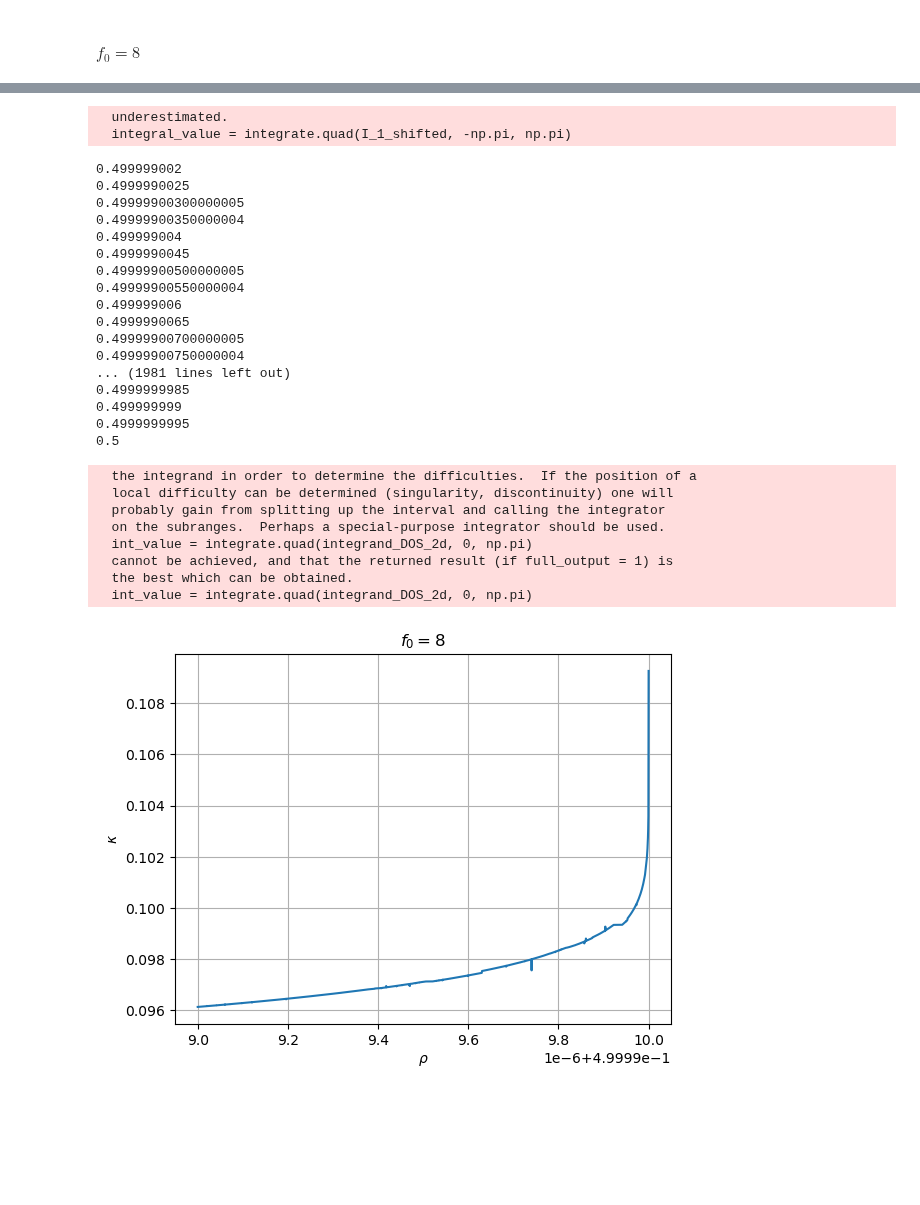
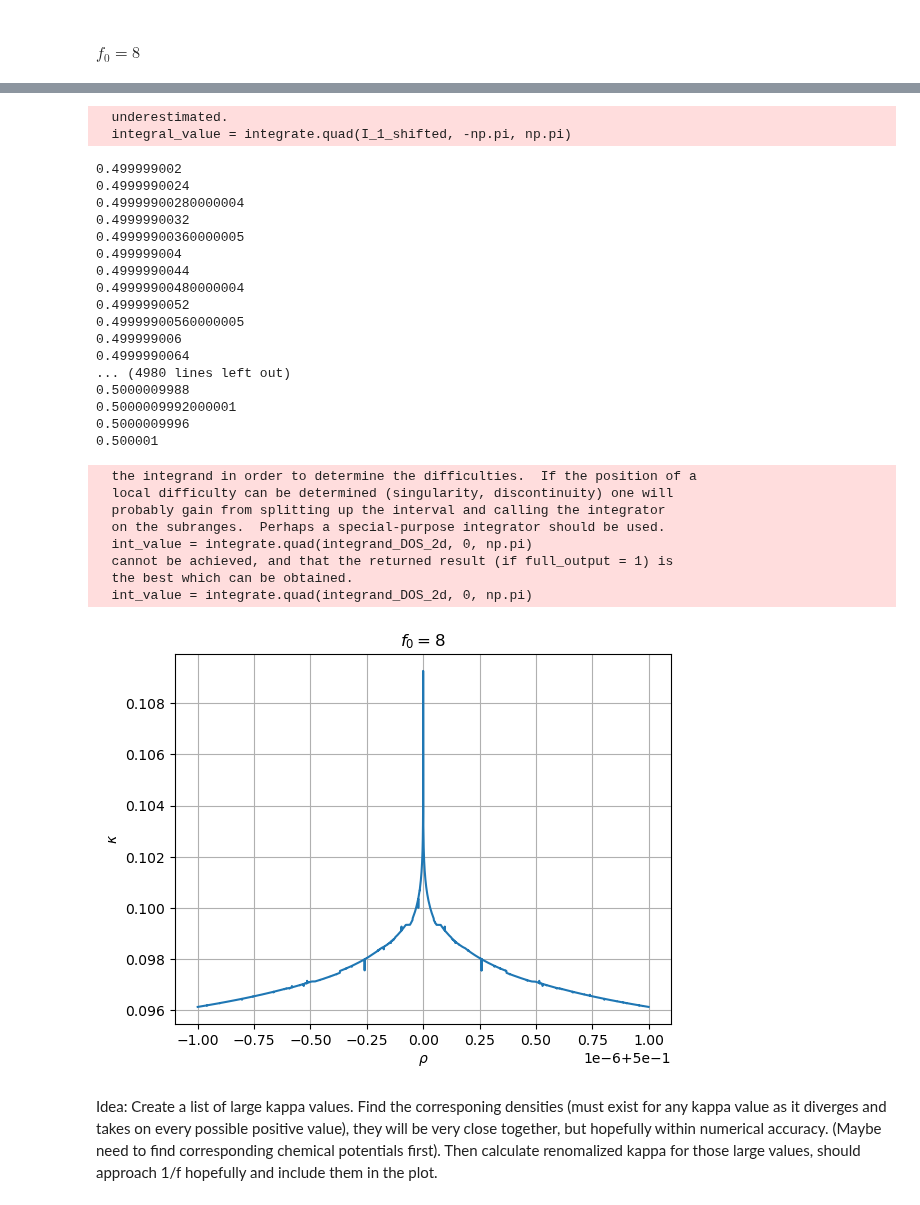
Before and after one commit to janjhch/bachelorthesis, a Jupyter notebook: meanfield/landau_f0_2d.ipynb, the cells around one changed output, grey strips where cells are left out. Drawn from its saved outputs; the diff is of its cells as text; code cells hidden in the pictures; blank space fills up the shorter version.

```diff
--- a/meanfield/landau_f0_2d.ipynb
+++ b/meanfield/landau_f0_2d.ipynb
@@ -248,7 +200,7 @@ one_plot(rho_U14_f0_sing_1, kappa_U14_f0_sing_1, r'$\rho$', r'$\kappa$', r'$f_0=
 # %% [markdown]
 #### $f_0 = 8$
 # %%
-rho_U14_f8_sing_1 = np.linspace(0.499999, 0.5, 2001)
+rho_U14_f8_sing_1 = np.linspace(0.499999, 0.500001, 5001)
 #rho_U14_f8_sing_2 = np.linspace(1.499, 1.501, 1000)
 
 mu_U14_f8_sing_1 = create_mu_list(rho_U14_f8_sing_1, 14, 8)
@@ -267,28 +220,30 @@ one_plot(rho_U14_f8_sing_1, kappa_U14_f8_sing_1, r'$\rho$', r'$\kappa$', r'$f_0=
   underestimated.
   integral_value = integrate.quad(I_1_shifted, -np.pi, np.pi)
 0.499999002
-0.4999990025
-0.49999900300000005
-0.49999900350000004
+0.4999990024
+0.49999900280000004
+0.4999990032
+0.49999900360000005
 0.499999004
-0.4999990045
-0.49999900500000005
-0.49999900550000004
+0.4999990044
+0.49999900480000004
+0.4999990052
+0.49999900560000005
 0.499999006
-0.4999990065
-0.49999900700000005
-0.49999900750000004
-... (1981 lines left out)
-0.4999999985
-0.499999999
-0.4999999995
-0.5
+0.4999990064
+... (4980 lines left out)
+0.5000009988
+0.5000009992000001
+0.5000009996
+0.500001
   the integrand in order to determine the difficulties.  If the position of a
   local difficulty can be determined (singularity, discontinuity) one will
   probably gain from splitting up the interval and calling the integrator
   on the subranges.  Perhaps a special-purpose integrator should be used.
   int_value = integrate.quad(integrand_DOS_2d, 0, np.pi)
   cannot be achieved, and that the returned result (if full_output = 1) is
   the best which can be obtained.
   int_value = integrate.quad(integrand_DOS_2d, 0, np.pi)
-[figure, old version]
+[figure, new version]
+# %% [markdown]
+Idea: Create a list of large kappa values. Find the corresponing densities (must exist for any kappa value as it diverges and takes on every possible positive value), they will be very close together, but hopefully within numerical accuracy. (Maybe need to find corresponding chemical potentials first). Then calculate renomalized kappa for those large values, should approach 1/f hopefully and include them in the plot.
```
Also changed, not shown: parts of 6 cells of this notebook, 3 other files.
